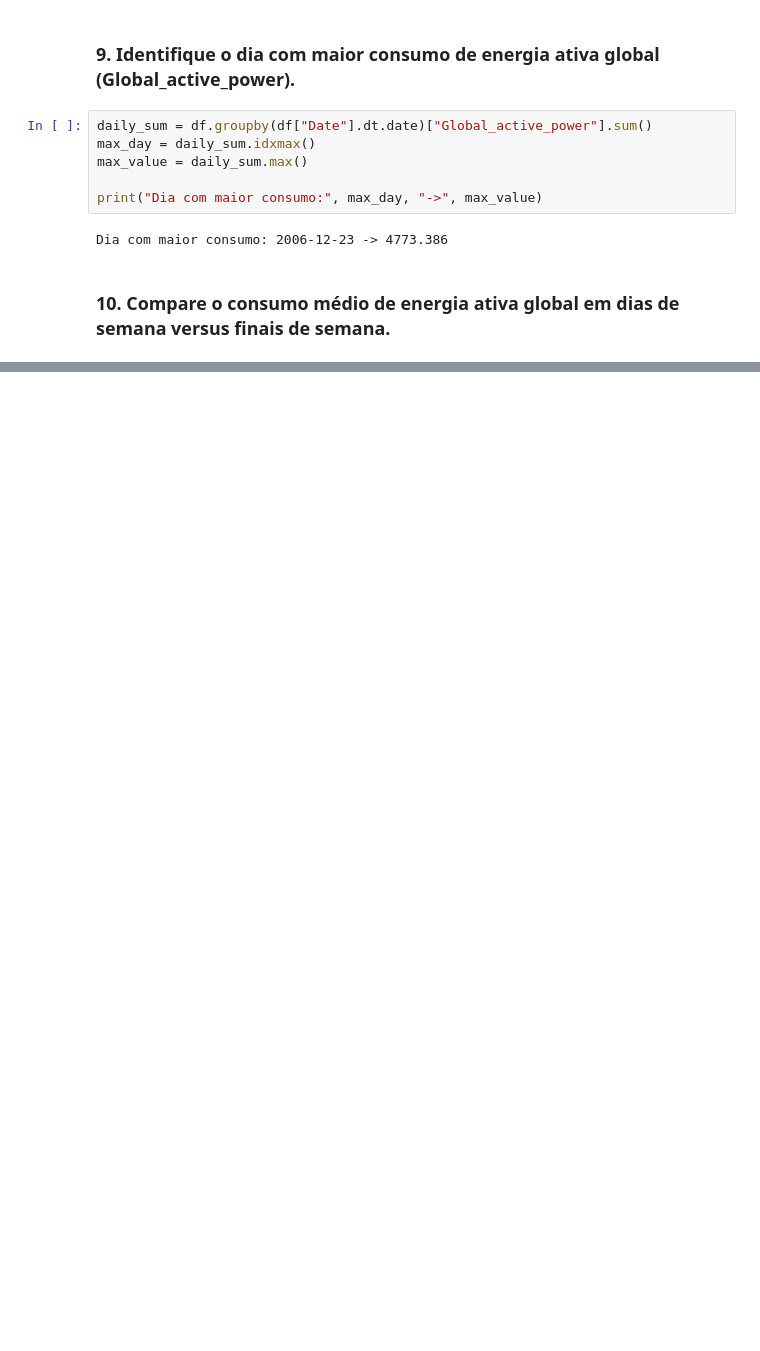
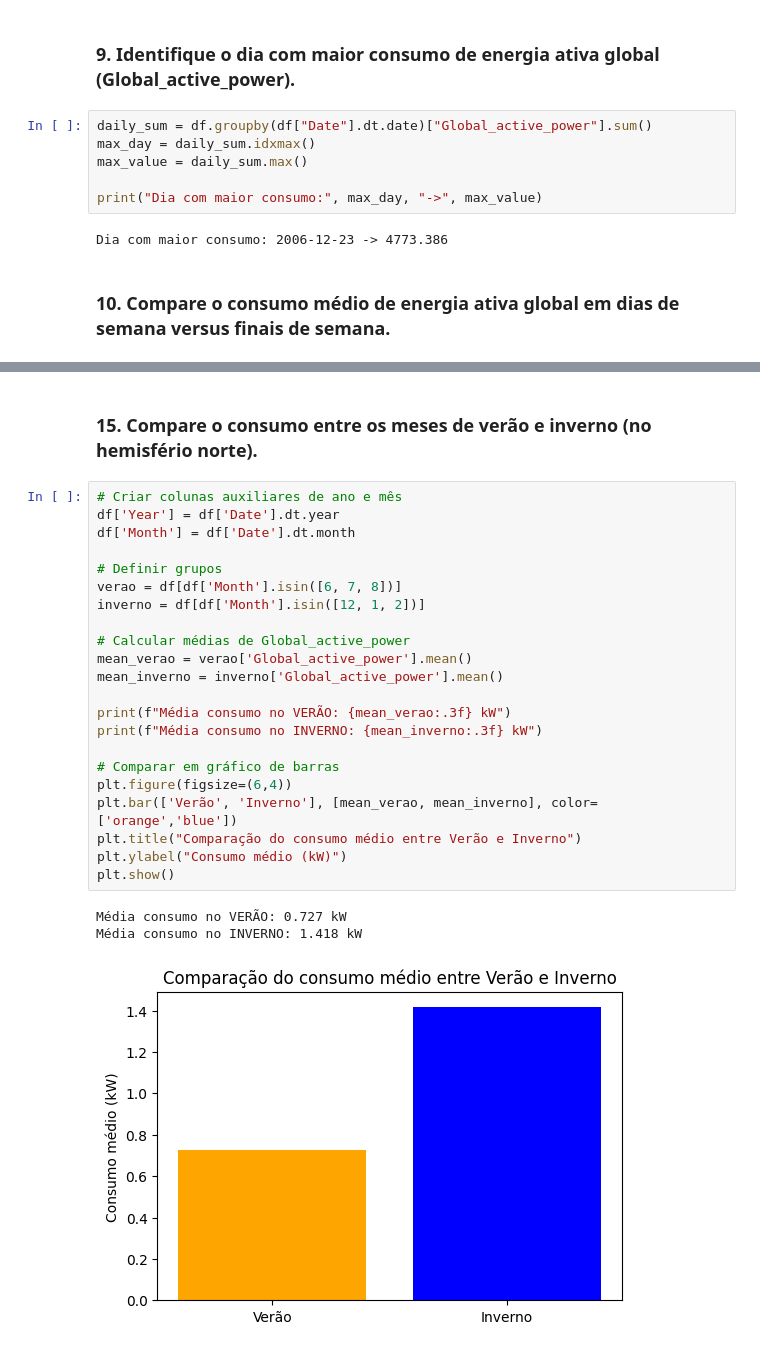
Before and after one commit to enzocerneviva/AnalisedeDadosdeConsumidoresdeEnergia, a Jupyter notebook: main.ipynb, the cells around one changed output, grey strips where cells are left out. Cells and saved outputs as stored; diff of their text form; blank space fills up the shorter version.

```diff
--- a/main.ipynb
+++ b/main.ipynb
@@ -175,0 +253,28 @@ Semana: 1.2342321767913047  | Fim de semana: 1.0354720516747498
+# %% [markdown]
+### 15. Compare o consumo entre os meses de verão e inverno (no hemisfério norte).
+# %%
+# Criar colunas auxiliares de ano e mês
+df['Year'] = df['Date'].dt.year
+df['Month'] = df['Date'].dt.month
+
+# Definir grupos
+verao = df[df['Month'].isin([6, 7, 8])]
+inverno = df[df['Month'].isin([12, 1, 2])]
+
+# Calcular médias de Global_active_power
+mean_verao = verao['Global_active_power'].mean()
+mean_inverno = inverno['Global_active_power'].mean()
+
+print(f"Média consumo no VERÃO: {mean_verao:.3f} kW")
+print(f"Média consumo no INVERNO: {mean_inverno:.3f} kW")
+
+# Comparar em gráfico de barras
+plt.figure(figsize=(6,4))
+plt.bar(['Verão', 'Inverno'], [mean_verao, mean_inverno], color=['orange','blue'])
+plt.title("Comparação do consumo médio entre Verão e Inverno")
+plt.ylabel("Consumo médio (kW)")
+plt.show()
+# %% [output]
+Média consumo no VERÃO: 0.727 kW
+Média consumo no INVERNO: 1.418 kW
+[figure, added]
```
Also changed, not shown: parts of 17 cells of this notebook.
